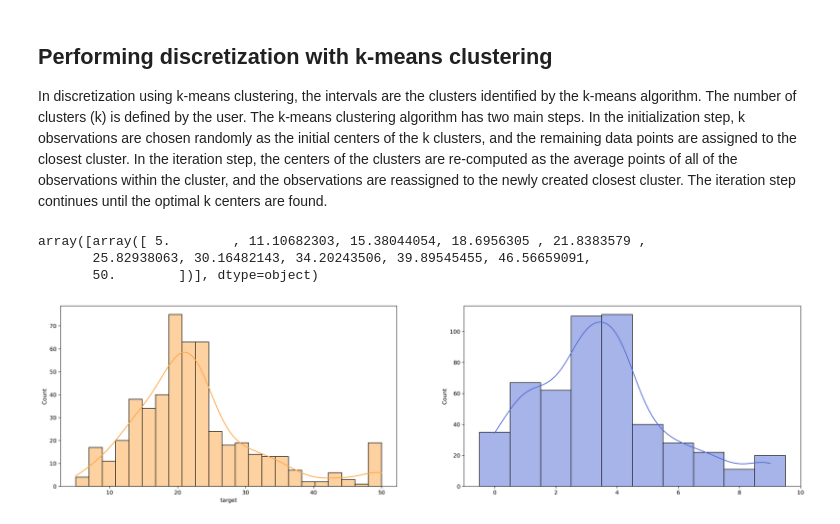
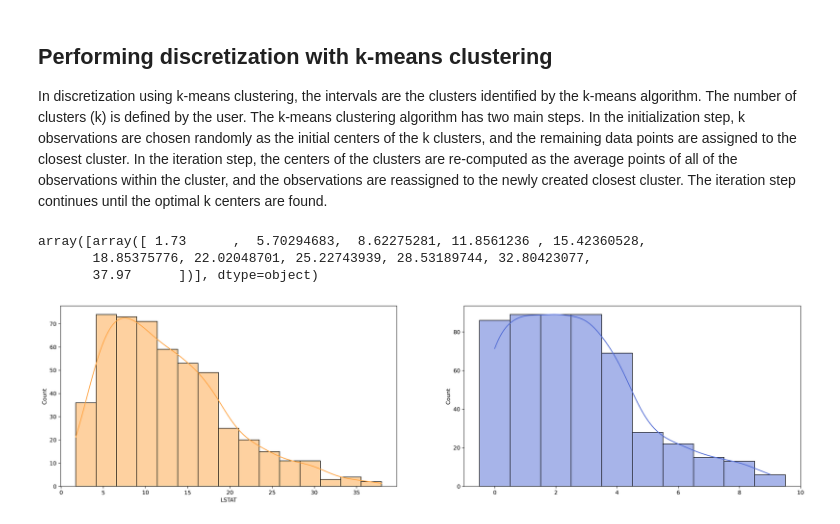
Before and after one commit to ashen007/Feature_enginering, a Jupyter notebook: notebooks/Variable Discretization.ipynb, the cells around one changed output. Cells and saved outputs as stored; diff of their text form; code cells hidden in the pictures.

```diff
--- a/notebooks/Variable Discretization.ipynb
+++ b/notebooks/Variable Discretization.ipynb
@@ -52,7 +52,7 @@ data
 | 505 | 0.04741 | 0.0 | 11.93 | 0.0 | 0.573 | 6.030 | 80.8 | 2.5050 | 1.0 | 273.0 | 21.0 | ... |
 506 rows × 14 columns
 # %%
-disc = EqualWidthDiscretiser(variables=['target'])
+disc = EqualWidthDiscretiser(variables=['LSTAT'])
 disc.fit(data)
 disc.binner_dict_
 # %% [output]
@@ -75,7 +85,7 @@ widths. In summary, equal-frequency discretization using quantiles consists of d
 into N quantiles, with N to be defined by the user. This discretization technique is particularly useful for skewed
 variables as it spreads the observations over the different bins equally.
 # %%
-disc = EqualFrequencyDiscretiser(variables=['target'])
+disc = EqualFrequencyDiscretiser(variables=['LSTAT'])
 disc.fit(data)
 disc.binner_dict_
 # %% [output]
@@ -110,19 +120,19 @@ are re-computed as the average points of all of the observations within the clus
 to the newly created closest cluster. The iteration step continues until the optimal k centers are found.
 # %%
 disc = KBinsDiscretizer(n_bins=10,encode='ordinal',strategy='kmeans')
-disc.fit(data[['target']])
+disc.fit(data[['LSTAT']])
 disc.bin_edges_
 # %% [output]
-array([array([ 5.        , 11.10682303, 15.38044054, 18.6956305 , 21.8383579 ,
-       25.82938063, 30.16482143, 34.20243506, 39.89545455, 46.56659091,
-       50.        ])], dtype=object)
+array([array([ 1.73      ,  5.70294683,  8.62275281, 11.8561236 , 15.42360528,
+       18.85375776, 22.02048701, 25.22743939, 28.53189744, 32.80423077,
+       37.97      ])], dtype=object)
 # %%
-data_tar_disc = disc.transform(data[['target']])
+data_tar_disc = disc.transform(data[['LSTAT']])
 
 fig,axes = plt.subplots(nrows=1,ncols=2,figsize=[24,6],dpi=300)
 axes = axes.ravel()
-sns.histplot(x=data.target,kde=True,color='#FEA443',ax=axes[0])
+sns.histplot(x=data.LSTAT,kde=True,color='#FEA443',ax=axes[0])
 sns.histplot(x=data_tar_disc.reshape(1,-1)[0],kde=True,discrete=True,color='#506AD4',ax=axes[1])
 plt.show()
 # %% [output]
-[figure, old version]
+[figure, new version]
```
Also changed, not shown: parts of 7 cells of this notebook.
